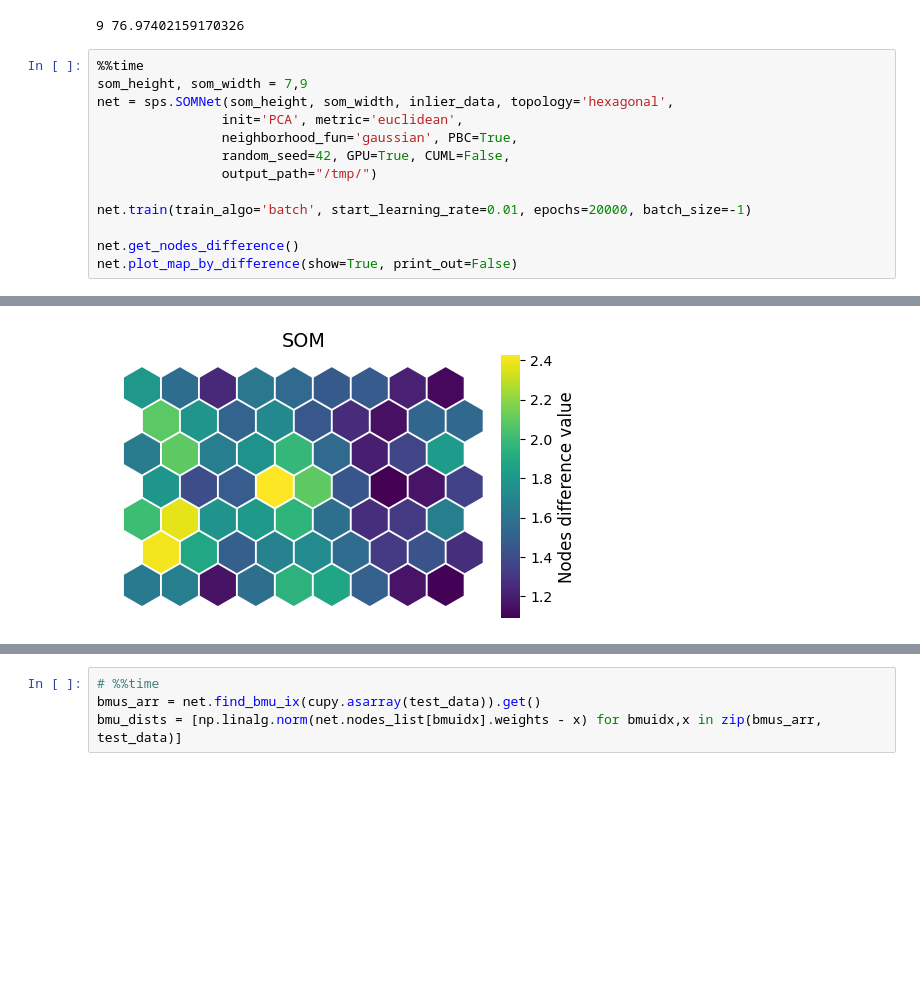
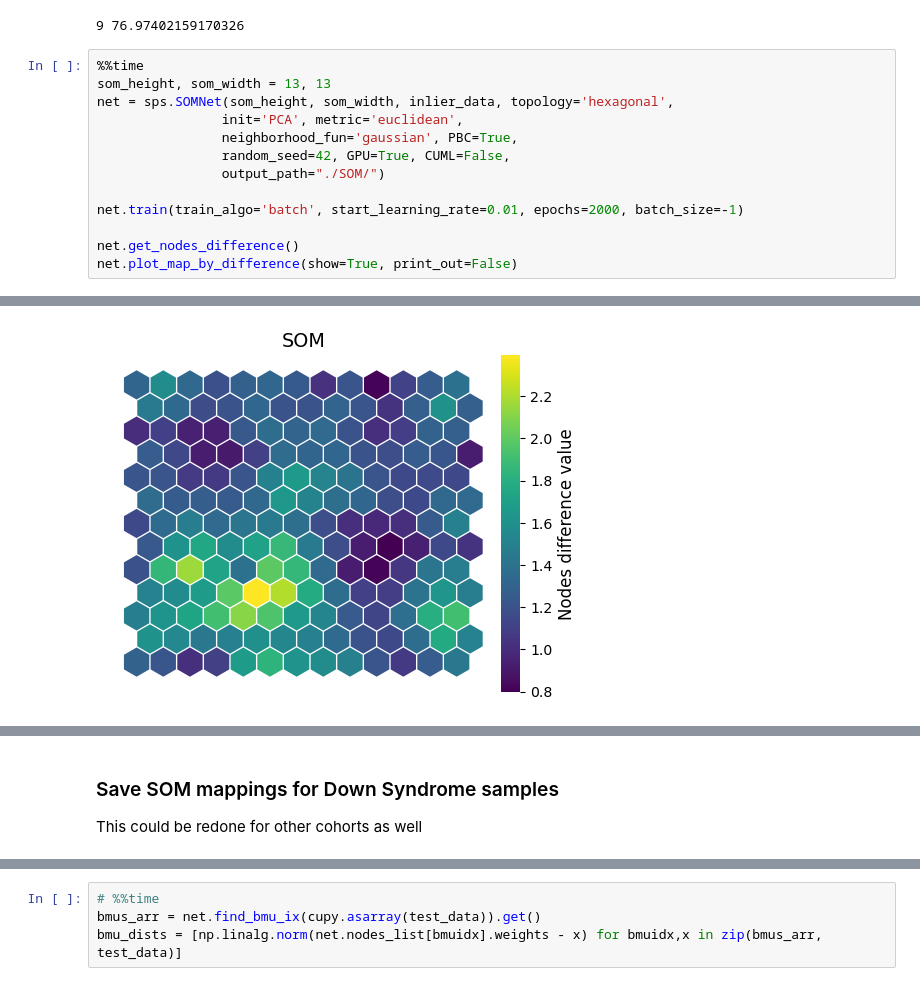
Before and after one commit to ahsanMah/braintypicality, a Jupyter notebook: notebooks/down_syndrome_som.ipynb, the cells around one changed output, grey strips where cells are left out. Cells and saved outputs as stored; diff of their text form; blank space fills up the shorter version.

```diff
--- a/notebooks/down_syndrome_som.ipynb
+++ b/notebooks/down_syndrome_som.ipynb
@@ -156,14 +155,14 @@ print(grid_size, num_neurons)
 9 76.97402159170326
 # %%
 %%time
-som_height, som_width = 7,9
+som_height, som_width = 13, 13
 net = sps.SOMNet(som_height, som_width, inlier_data, topology='hexagonal',
                 init='PCA', metric='euclidean',
                 neighborhood_fun='gaussian', PBC=True,
                 random_seed=42, GPU=True, CUML=False,
-                output_path="/tmp/")
+                output_path="./SOM/")
 
-net.train(train_algo='batch', start_learning_rate=0.01, epochs=20000, batch_size=-1)
+net.train(train_algo='batch', start_learning_rate=0.01, epochs=2000, batch_size=-1)
 
 net.get_nodes_difference()
 net.plot_map_by_difference(show=True, print_out=False)
@@ -177 +176 @@ net.plot_map_by_difference(show=True, print_out=False)
-[figure, old version]
+[figure, new version]
@@ -179,0 +179,4 @@ Wall time: 1min 40s
+# %% [markdown]
+### Save SOM mappings for Down Syndrome samples
+
+This could be redone for other cohorts as well
```
Also changed, not shown: parts of 16 cells of this notebook.
